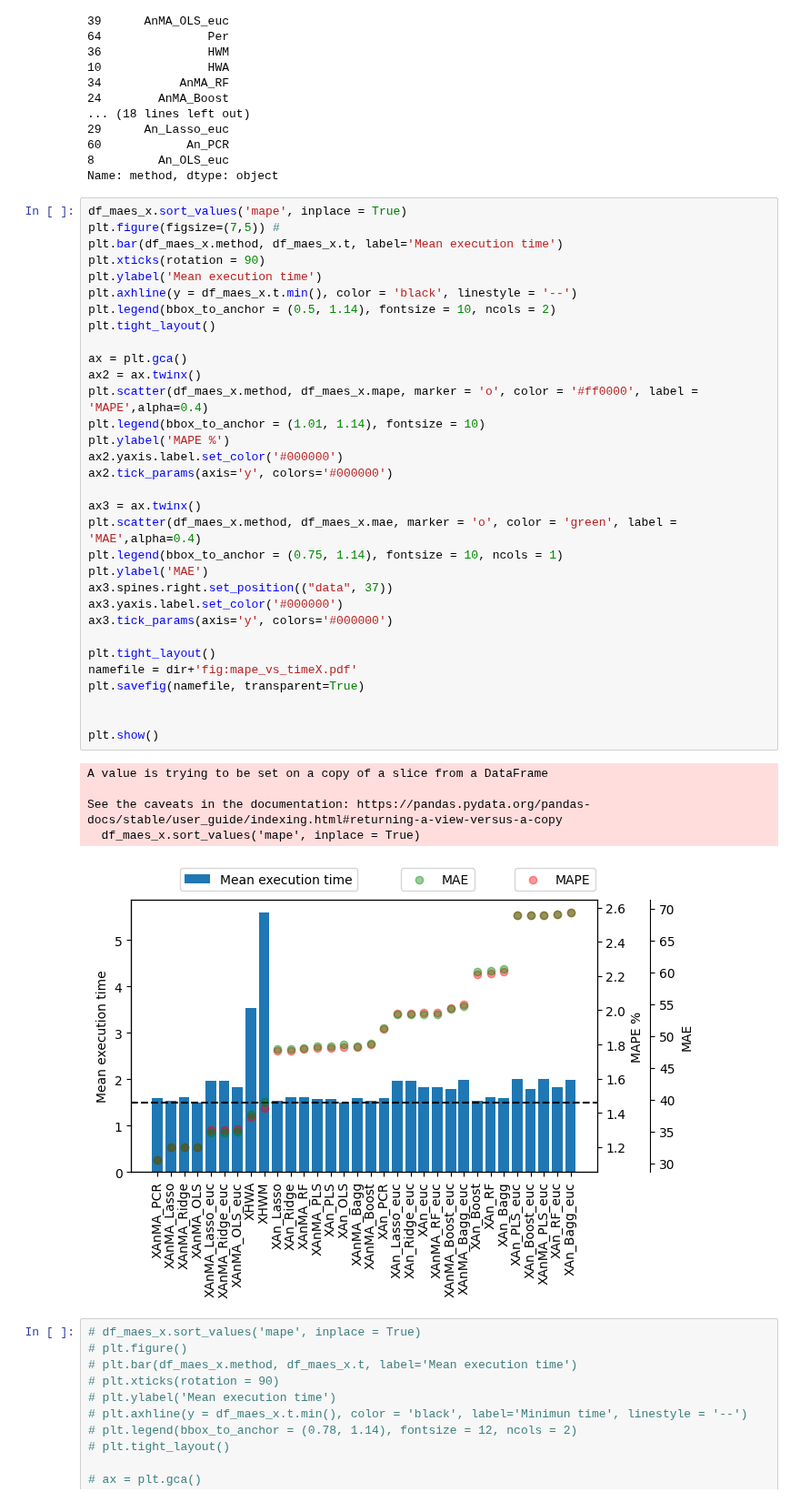
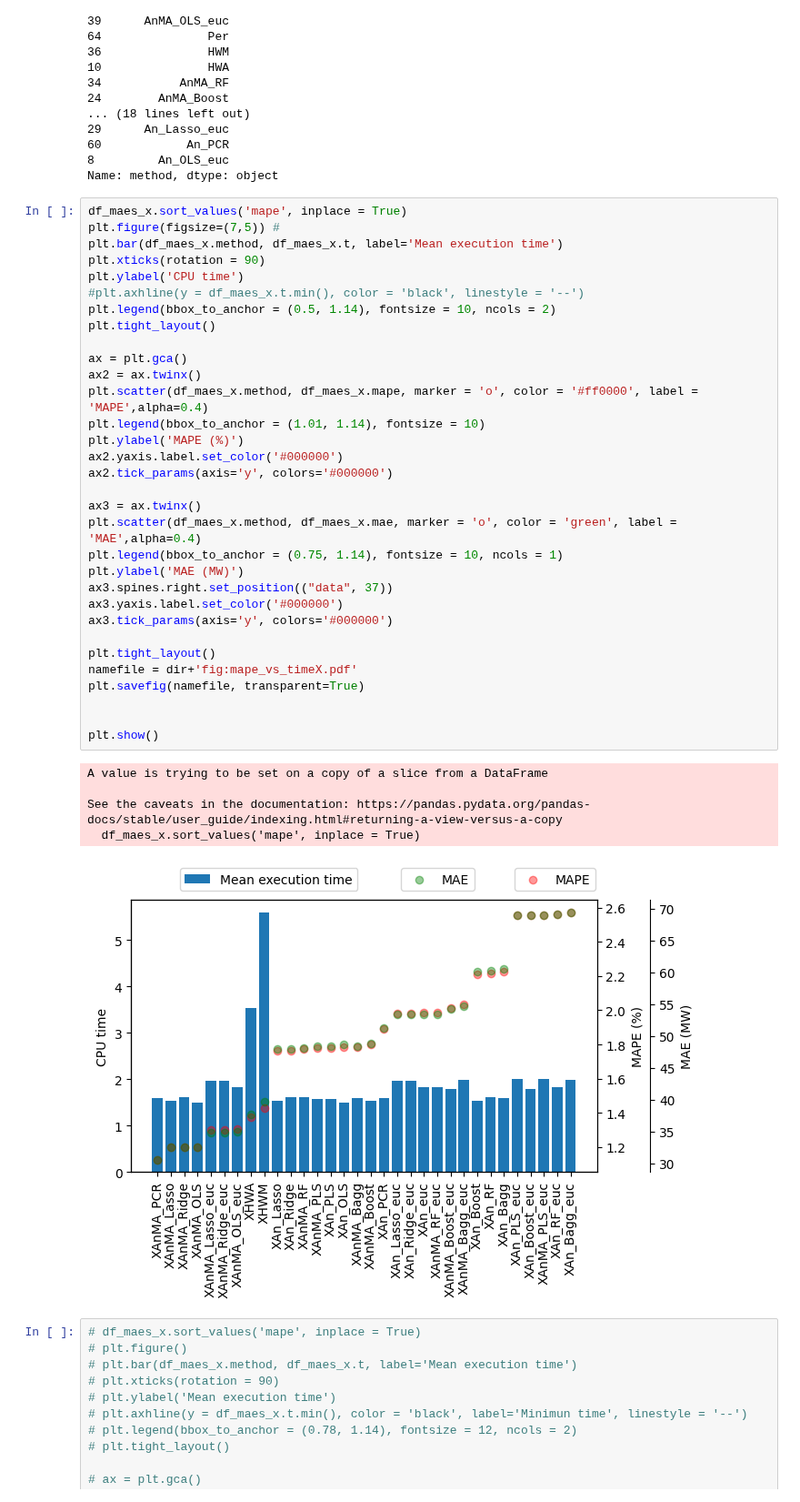
Before and after one commit to urieliram/analog, a Jupyter notebook: test2.ipynb, the cells around one changed output. Shown at 91% size. Cells and saved outputs as stored; diff of their text form.

```diff
--- a/test2.ipynb
+++ b/test2.ipynb
@@ -359,39 +374,39 @@ df_maes_x.sort_values('mape', inplace = True)
 plt.figure(figsize=(7,5)) #
 plt.bar(df_maes_x.method, df_maes_x.t, label='Mean execution time')
 plt.xticks(rotation = 90)
-plt.ylabel('Mean execution time')
-plt.axhline(y = df_maes_x.t.min(), color = 'black', linestyle = '--')
+plt.ylabel('CPU time')
+#plt.axhline(y = df_maes_x.t.min(), color = 'black', linestyle = '--')
 plt.legend(bbox_to_anchor = (0.5, 1.14), fontsize = 10, ncols = 2)
 plt.tight_layout()
 
 ax = plt.gca()
 ax2 = ax.twinx()
 plt.scatter(df_maes_x.method, df_maes_x.mape, marker = 'o', color = '#ff0000', label = 'MAPE',alpha=0.4)
 plt.legend(bbox_to_anchor = (1.01, 1.14), fontsize = 10)
-plt.ylabel('MAPE %')
+plt.ylabel('MAPE (%)')
 ax2.yaxis.label.set_color('#000000')
 ax2.tick_params(axis='y', colors='#000000')
 
 ax3 = ax.twinx()
 plt.scatter(df_maes_x.method, df_maes_x.mae, marker = 'o', color = 'green', label = 'MAE',alpha=0.4)
 plt.legend(bbox_to_anchor = (0.75, 1.14), fontsize = 10, ncols = 1)
-plt.ylabel('MAE')
+plt.ylabel('MAE (MW)')
 ax3.spines.right.set_position(("data", 37))
 ax3.yaxis.label.set_color('#000000')
 ax3.tick_params(axis='y', colors='#000000')
 
 plt.tight_layout()
 namefile = dir+'fig:mape_vs_timeX.pdf'
 plt.savefig(namefile, transparent=True)
 
 
 plt.show()
 # %% [output]
 A value is trying to be set on a copy of a slice from a DataFrame
 
 See the caveats in the documentation: https://pandas.pydata.org/pandas-docs/stable/user_guide/indexing.html#returning-a-view-versus-a-copy
   df_maes_x.sort_values('mape', inplace = True)
-[figure, old version]
+[figure, new version]
 # %%
 # df_maes_x.sort_values('mape', inplace = True)
 # plt.figure()
```
Also changed, not shown: parts of 7 cells of this notebook, 1 other file.
